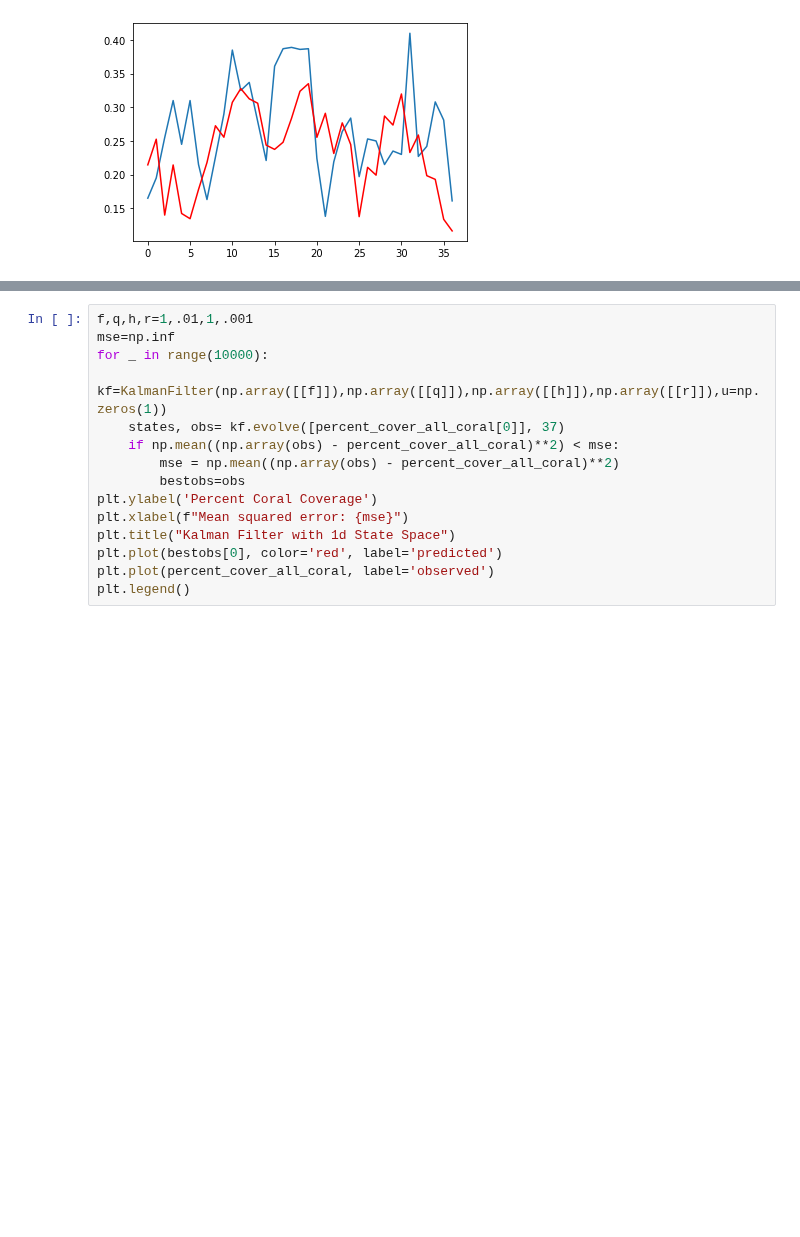
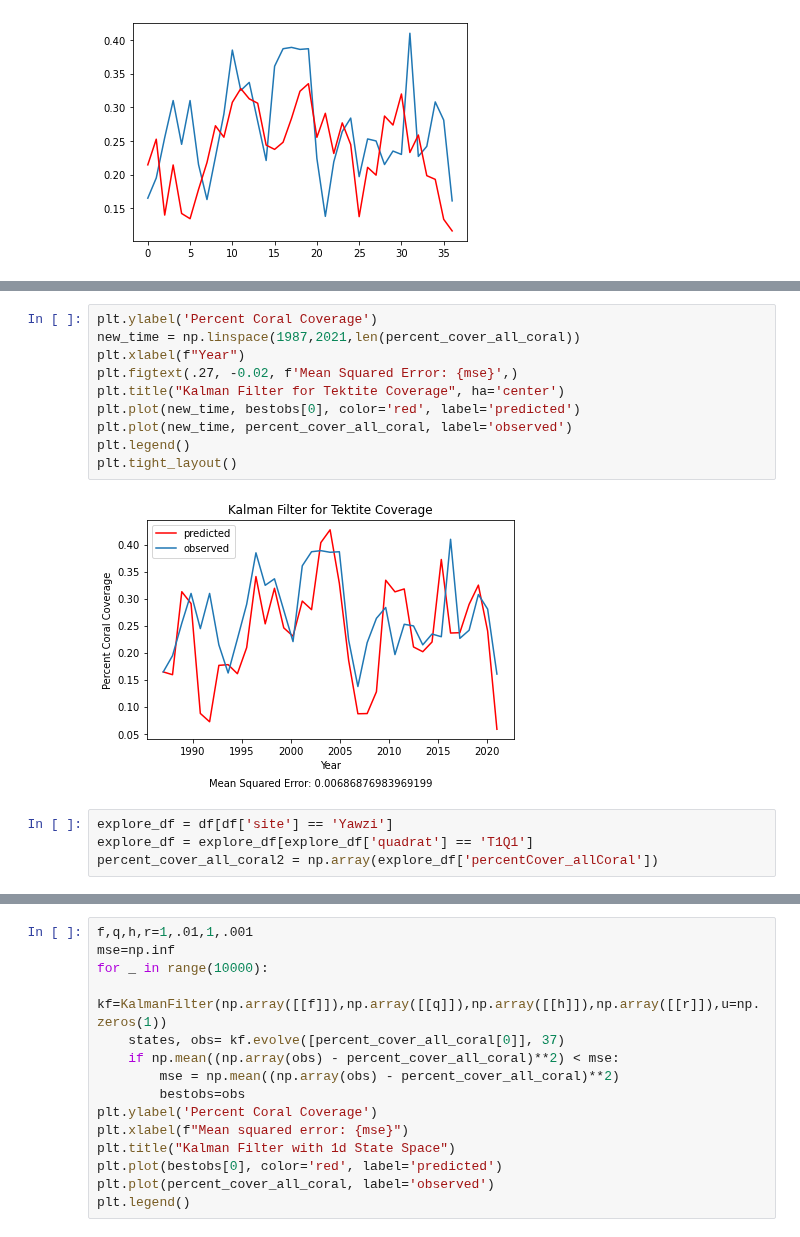
Before and after one commit to zaccmeyer/2020Crime, a Jupyter notebook: winter2024/mckay_vol3.ipynb, the cells around one changed output, grey strips where cells are left out. Drawn from its saved outputs; the diff is of its cells as text; blank space fills up the shorter version.

```diff
--- a/winter2024/mckay_vol3.ipynb
+++ b/winter2024/mckay_vol3.ipynb
@@ -515,0 +523,16 @@ plt.legend()
+# %%
+plt.ylabel('Percent Coral Coverage')
+new_time = np.linspace(1987,2021,len(percent_cover_all_coral))
+plt.xlabel(f"Year")
+plt.figtext(.27, -0.02, f'Mean Squared Error: {mse}',)
+plt.title("Kalman Filter for Tektite Coverage", ha='center')
+plt.plot(new_time, bestobs[0], color='red', label='predicted')
+plt.plot(new_time, percent_cover_all_coral, label='observed')
+plt.legend()
+plt.tight_layout()
+# %% [output]
+[figure, added]
+# %%
+explore_df = df[df['site'] == 'Yawzi']
+explore_df = explore_df[explore_df['quadrat'] == 'T1Q1']
+percent_cover_all_coral2 = np.array(explore_df['percentCover_allCoral'])
```
Also changed, not shown: parts of 7 cells of this notebook, 3 other files.
